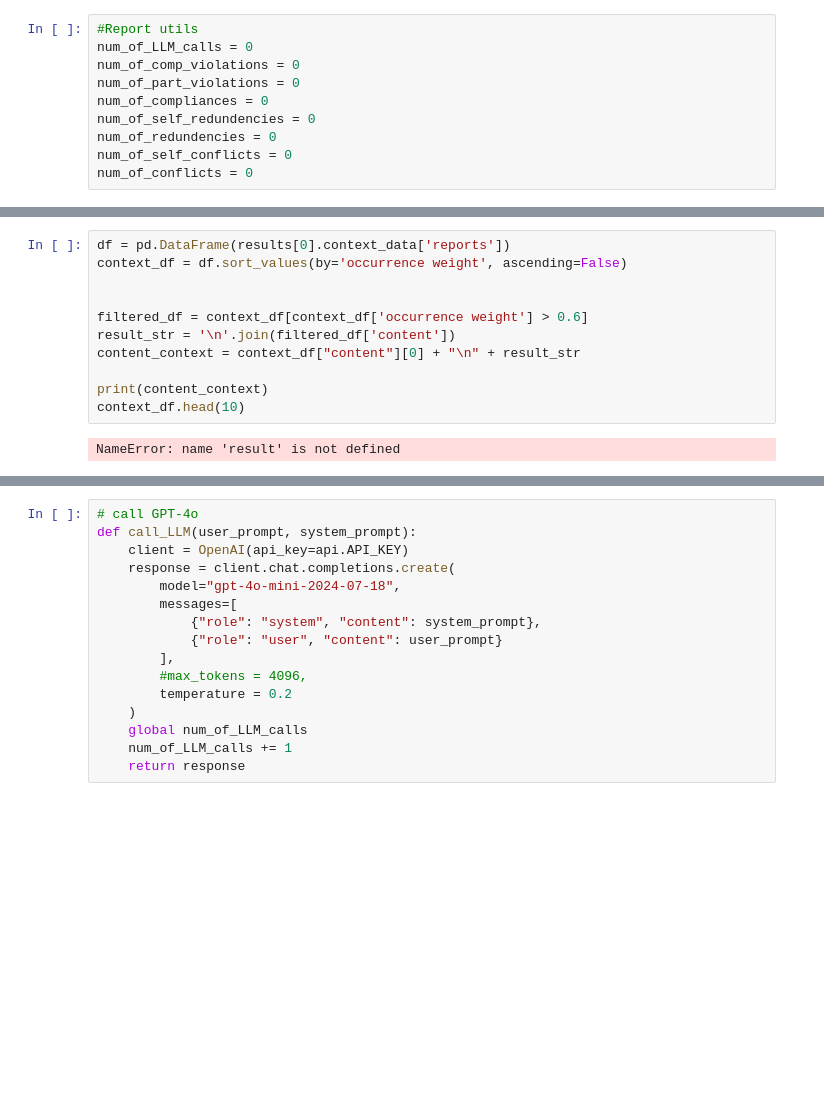
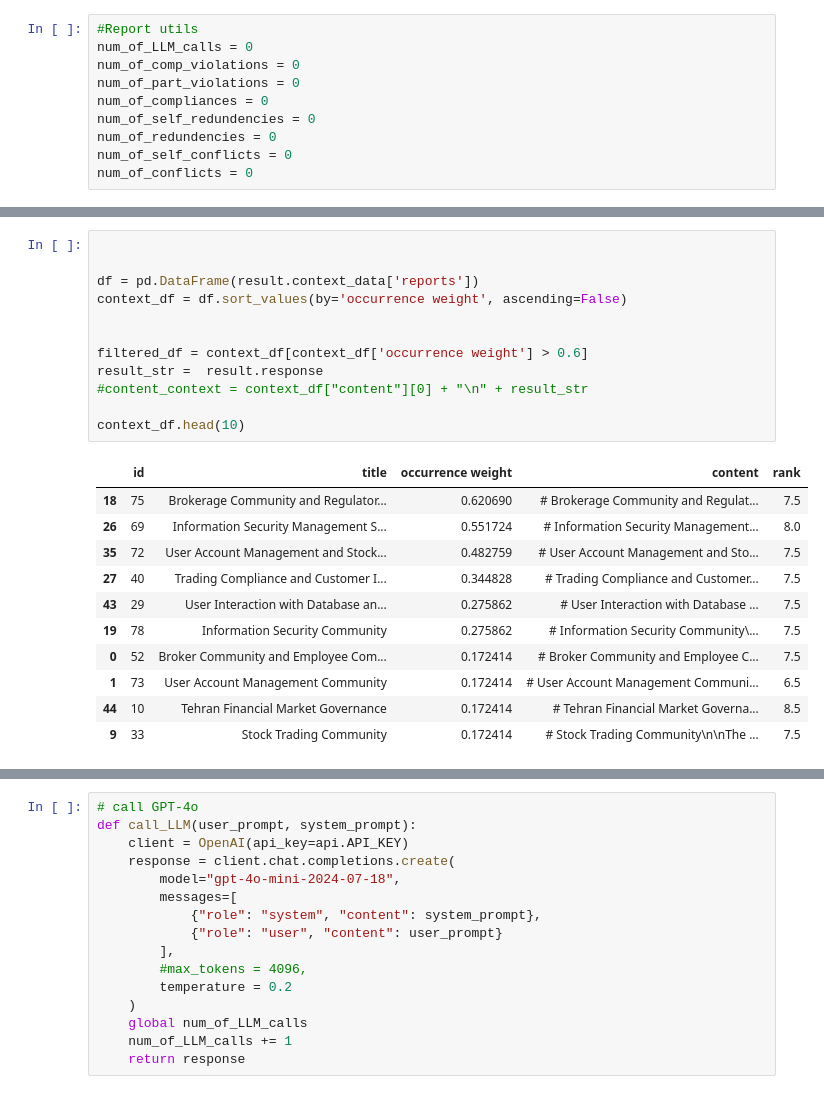
Before and after one commit to arsalan77x/GRAG_LLM_SRS, a Jupyter notebook: GRAG+GPTs.ipynb, the cells around one changed output, grey strips where cells are left out. Cells and saved outputs as stored; diff of their text form; blank space fills up the shorter version.

```diff
--- a/GRAG+GPTs.ipynb
+++ b/GRAG+GPTs.ipynb
@@ -185,16 +184,27 @@ In summary, the entities related to logging out of the system include the user,
 # %%
-df = pd.DataFrame(results[0].context_data['reports'])
+
+
+df = pd.DataFrame(result.context_data['reports'])
 context_df = df.sort_values(by='occurrence weight', ascending=False)
 
 
 filtered_df = context_df[context_df['occurrence weight'] > 0.6]
-result_str = '\n'.join(filtered_df['content'])
-content_context = context_df["content"][0] + "\n" + result_str
+result_str =  result.response
+#content_context = context_df["content"][0] + "\n" + result_str
 
-print(content_context)
 context_df.head(10)
 # %% [output]
-NameError: name 'result' is not defined
+|  | id | title | occurrence weight | content | rank |
+| 18 | 75 | Brokerage Community and Regulator... | 0.620690 | # Brokerage Community and Regulat... | 7.5 |
+| 26 | 69 | Information Security Management S... | 0.551724 | # Information Security Management... | 8.0 |
+| 35 | 72 | User Account Management and Stock... | 0.482759 | # User Account Management and Sto... | 7.5 |
+| 27 | 40 | Trading Compliance and Customer I... | 0.344828 | # Trading Compliance and Customer... | 7.5 |
+| 43 | 29 | User Interaction with Database an... | 0.275862 | # User Interaction with Database ... | 7.5 |
+| 19 | 78 | Information Security Community | 0.275862 | # Information Security Community\... | 7.5 |
+| 0 | 52 | Broker Community and Employee Com... | 0.172414 | # Broker Community and Employee C... | 7.5 |
+| 1 | 73 | User Account Management Community | 0.172414 | # User Account Management Communi... | 6.5 |
+| 44 | 10 | Tehran Financial Market Governance | 0.172414 | # Tehran Financial Market Governa... | 8.5 |
+| 9 | 33 | Stock Trading Community | 0.172414 | # Stock Trading Community\n\nThe ... | 7.5 |
 # %%
 sample_string = ""
 for resp in result.map_responses:
```
Also changed, not shown: parts of 17 cells of this notebook, 3 other files.
